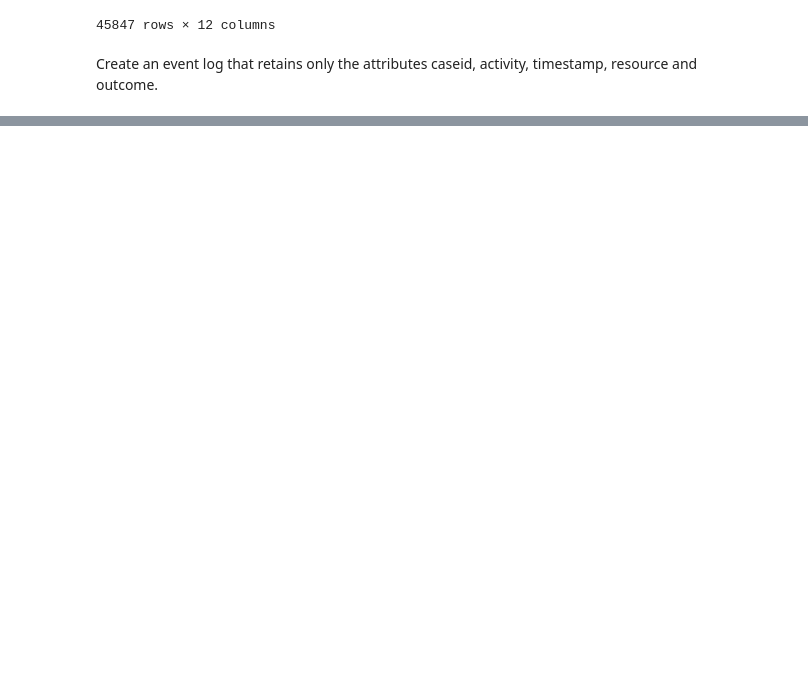
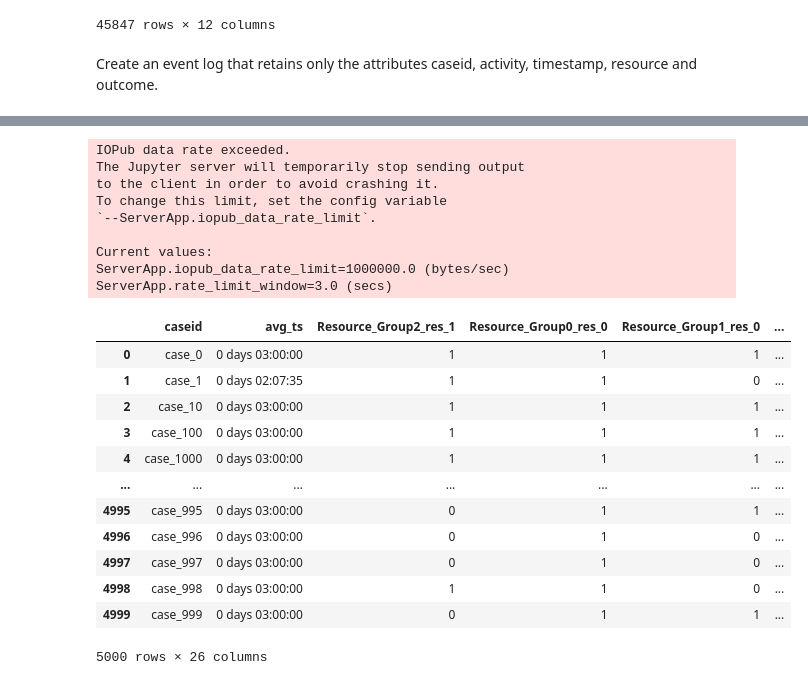
Before and after one commit to TheFalco/Project_BPM, a Jupyter notebook: Exercise 2/Small.ipynb, the cells around one changed output, grey strips where cells are left out. Drawn from its saved outputs; the diff is of its cells as text; code cells hidden in the pictures; blank space fills up the shorter version.

```diff
--- a/Exercise 2/Small.ipynb
+++ b/Exercise 2/Small.ipynb
@@ -45,0 +199,34 @@ df_2
+# %%
+def aggregation_enc(x):
+    res0 = one_hot(x, "activity")
+    res1 = one_hot(x, "resource")
+    res2 = average_label(x, "ts")
+
+    res = pd.merge(res2, pd.merge(res1, res0), on="caseid")
+
+    return res
+# %%
+aggregation_enc(x)
+# %% [output]
+IOPub data rate exceeded.
+The Jupyter server will temporarily stop sending output
+to the client in order to avoid crashing it.
+To change this limit, set the config variable
+`--ServerApp.iopub_data_rate_limit`.
+
+Current values:
+ServerApp.iopub_data_rate_limit=1000000.0 (bytes/sec)
+ServerApp.rate_limit_window=3.0 (secs)
+|  | caseid | avg_ts | Resource_Group2_res_1 | Resource_Group0_res_0 | Resource_Group1_res_0 | ... |
+| 0 | case_0 | 0 days 03:00:00 | 1 | 1 | 1 | ... |
+| 1 | case_1 | 0 days 02:07:35 | 1 | 1 | 0 | ... |
+| 2 | case_10 | 0 days 03:00:00 | 1 | 1 | 1 | ... |
+| 3 | case_100 | 0 days 03:00:00 | 1 | 1 | 1 | ... |
+| 4 | case_1000 | 0 days 03:00:00 | 1 | 1 | 1 | ... |
+| ... | ... | ... | ... | ... | ... | ... |
+| 4995 | case_995 | 0 days 03:00:00 | 0 | 1 | 1 | ... |
+| 4996 | case_996 | 0 days 03:00:00 | 0 | 1 | 0 | ... |
+| 4997 | case_997 | 0 days 03:00:00 | 0 | 1 | 0 | ... |
+| 4998 | case_998 | 0 days 03:00:00 | 1 | 1 | 0 | ... |
+| 4999 | case_999 | 0 days 03:00:00 | 0 | 1 | 1 | ... |
+5000 rows × 26 columns
```
Also changed, not shown: parts of 10 cells of this notebook, 1 other file.
